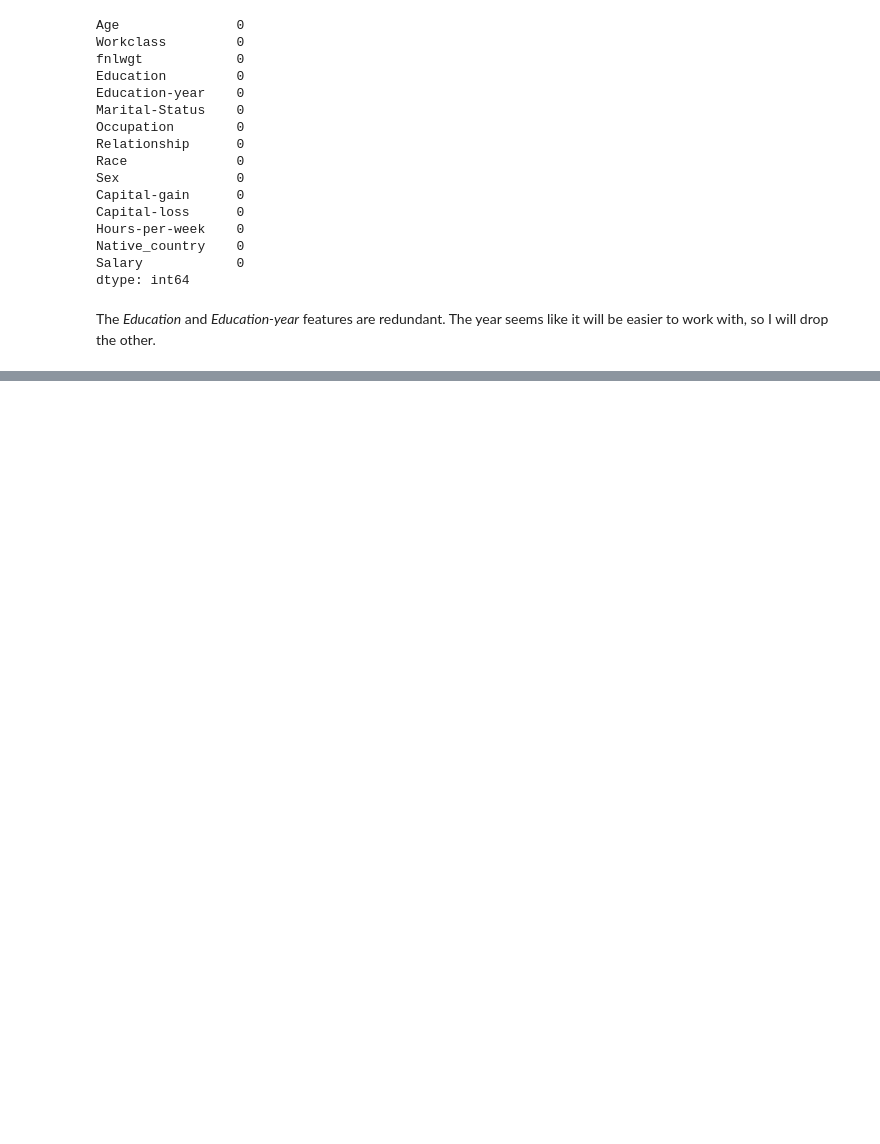
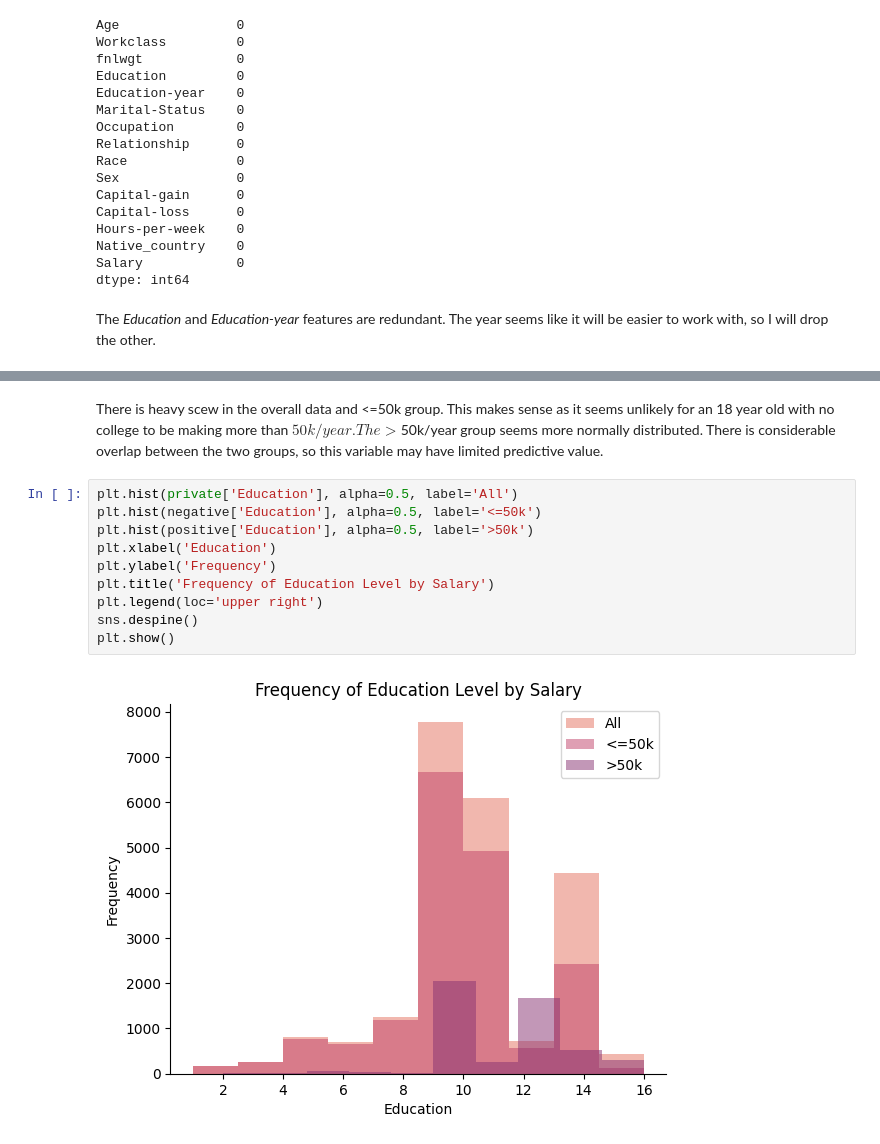
Before and after one commit to cockytrumpet/classification_project, a Jupyter notebook: project.ipynb, the cells around one changed output, grey strips where cells are left out. Drawn from its saved outputs; the diff is of its cells as text; blank space fills up the shorter version.

```diff
--- a/project.ipynb
+++ b/project.ipynb
@@ -107,0 +185,14 @@ For the next step I'd like to visuallize each feature against what I'll be tryin
+# %% [markdown]
+There is heavy scew in the overall data and <=50k group. This makes sense as it seems unlikely for an 18 year old with no college to be making more than $50k/year. The > $50k/year group seems more normally distributed. There is considerable overlap between the two groups, so this variable may have limited predictive value.
+# %%
+plt.hist(private['Education'], alpha=0.5, label='All')
+plt.hist(negative['Education'], alpha=0.5, label='<=50k')
+plt.hist(positive['Education'], alpha=0.5, label='>50k')
+plt.xlabel('Education')
+plt.ylabel('Frequency')
+plt.title('Frequency of Education Level by Salary')
+plt.legend(loc='upper right')
+sns.despine()
+plt.show()
+# %% [output]
+[figure, added]
```
Also changed, not shown: parts of 35 cells of this notebook.
